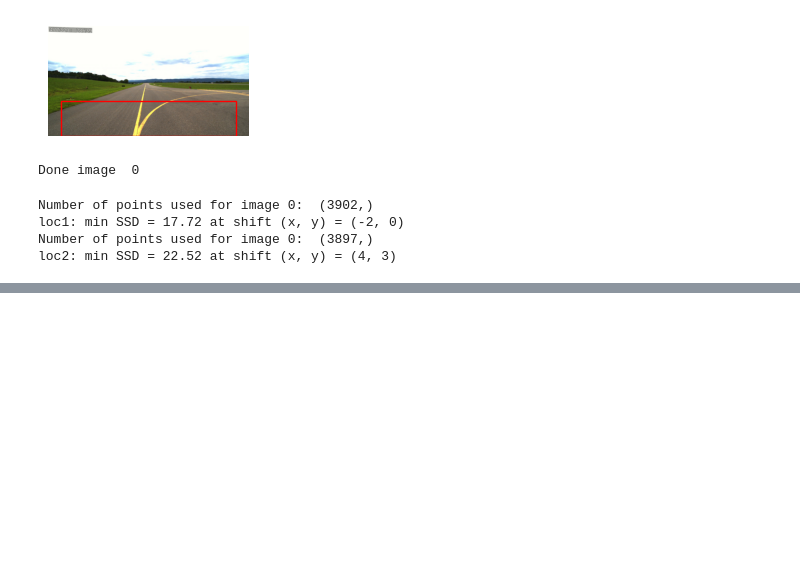
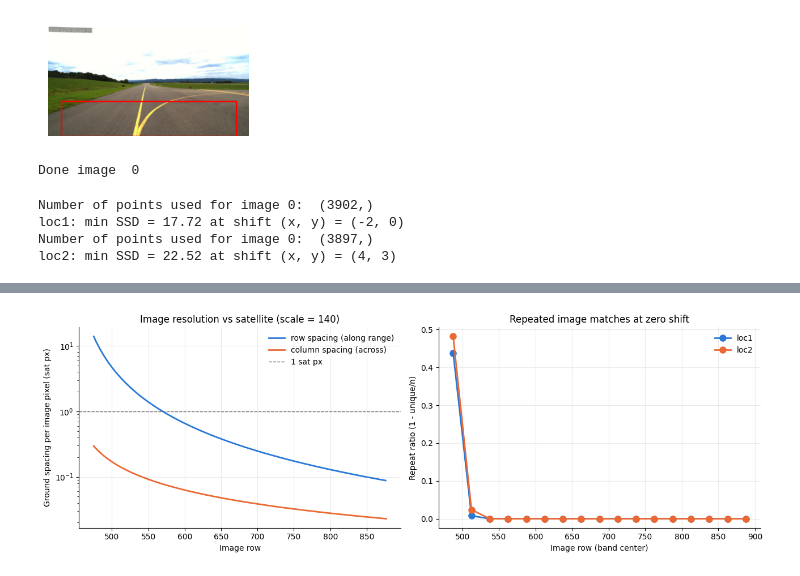
Before and after one commit to dchoate119/ASAR, a Jupyter notebook: s4/fde/lsa_example.ipynb, the cells around one changed output, grey strips where cells are left out. Drawn from its saved outputs; the diff is of its cells as text; code cells hidden in the pictures; blank space fills up the shorter version.

```diff
--- a/s4/fde/lsa_example.ipynb
+++ b/s4/fde/lsa_example.ipynb
@@ -328,0 +338,76 @@ print("nearest:", nearest)   # (frame_num, colmap_id, name)
+# %%
+# Visualize extended ROI at a hand-aligned location
+key = 'loc2'
+scale, rot_deg, x, y = locs[key]
+gnav.implement_guess_ind(np.array([[scale, np.deg2rad(rot_deg), x, y]]))
+
+vis = o3d.visualization.Visualizer()
+vis.create_window(window_name=f"Extended ROI with reference map ({key})")
+gnav.mosaic_w_ref_visualization(vis)
+# %%
+from scipy.spatial import cKDTree
+
+# Resolution check on extended ROI: image pixel spacing vs satellite pixels
+roi = rois['mid']
+x0, y0, w, h = roi
+band = 25 # Image rows per band
+band_edges = np.arange(y0, y0 + h + band, band)
+rows_im = gnav.im_mosaic[0]['rows']
+
+res = {}
+for key, (scale, rot_deg, x, y) in locs.items():
+    gnav.implement_guess_ind(np.array([[scale, np.deg2rad(rot_deg), x, y]]))
+    pts_bg = gnav.im_pts_best_guess[0]['pts'][:, :2] # In satellite pixel units
+
+    # 1. Spacing between neighboring image pixels (median per image row)
+    grid = pts_bg.reshape(h, w, 2)
+    row_sp = np.median(np.linalg.norm(np.diff(grid, axis=0), axis=-1), axis=1) # Between row v and v+1
+    col_sp = np.median(np.linalg.norm(np.diff(grid, axis=1), axis=-1), axis=1) # Between columns, within row v
+
+    # 2. Repeated matches at zero shift (same query as ssd_nxn)
+    inside_pts, __ = gnav.get_inside_sat_pts(0, 0, 0)
+    dists, idxs = cKDTree(pts_bg).query(inside_pts[:, :2], k=1)
+    matched_rows = rows_im[idxs]
+
+    print(f"\n{key}: {len(idxs)} sat px, overall repeat ratio = {1 - np.unique(idxs).size/len(idxs):.3f}")
+    print(f"{'rows':>10} {'n_sat':>7} {'repeat':>7} {'d_mean':>7} {'d_max':>7} {'d>0.7':>7}")
+    bands = []
+    for lo, hi in zip(band_edges[:-1], band_edges[1:]):
+        m = (matched_rows >= lo) & (matched_rows < hi)
+        n = m.sum()
+        if n == 0:
+            continue
+        rep = 1 - np.unique(idxs[m]).size / n
+        far = np.mean(dists[m] > 0.7)
+        bands.append((lo, hi, n, rep))
+        print(f"{lo:>4}-{hi:<5} {n:>7} {rep:>7.3f} {dists[m].mean():>7.3f} {dists[m].max():>7.3f} {far:>7.3f}")
+
+    res[key] = {'row_sp': row_sp, 'col_sp': col_sp, 'bands': np.array(bands)}
+
+# Plot: spacing per image row (left), repeat ratio per band (right)
+fig, axs = plt.subplots(1, 2, figsize=(13, 4.5))
+rows_v = np.arange(y0, y0 + h)
+sp = res['loc1']
+axs[0].plot(rows_v[:-1], sp['row_sp'], color='#2a78d6', lw=2, label='row spacing (along range)')
+axs[0].plot(rows_v, sp['col_sp'], color='#eb6834', lw=2, label='column spacing (across)')
+axs[0].axhline(1, color='0.4', ls='--', lw=1, label='1 sat px')
+axs[0].set_yscale('log')
+axs[0].set_xlabel('Image row')
+axs[0].set_ylabel('Ground spacing per image pixel (sat px)')
+axs[0].set_title('Image resolution vs satellite (scale = 140)')
+axs[0].legend(frameon=False)
+
+for key, c in zip(res, ['#2a78d6', '#eb6834']):
+    b = res[key]['bands']
+    axs[1].plot((b[:, 0] + b[:, 1]) / 2, b[:, 3], color=c, lw=2, marker='o', ms=8, label=key)
+axs[1].set_xlabel('Image row (band center)')
+axs[1].set_ylabel('Repeat ratio (1 - unique/n)')
+axs[1].set_title('Repeated image matches at zero shift')
+axs[1].legend(frameon=False)
+
+for ax in axs:
+    ax.grid(alpha=0.25)
+    ax.spines[['top', 'right']].set_visible(False)
+plt.tight_layout()
+plt.show()
+# %% [output]
@@ -328,0 +431 @@ print("nearest:", nearest)   # (frame_num, colmap_id, name)
+[figure, added]
```
Also changed, not shown: parts of 16 cells of this notebook, 1 other file.
